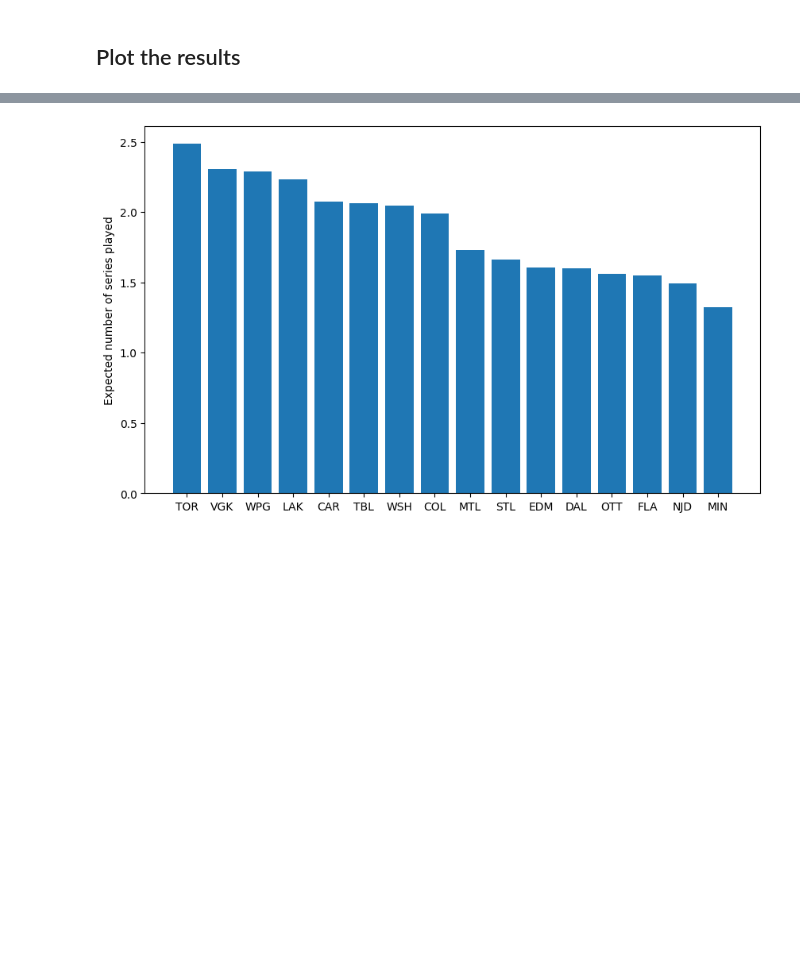
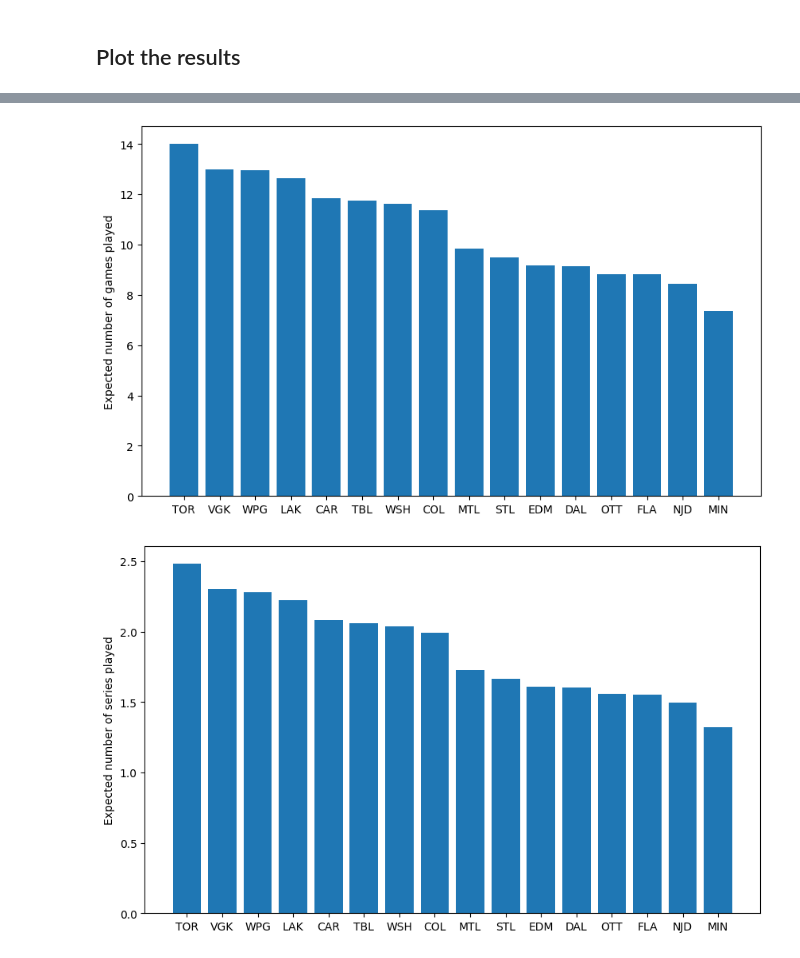
Before and after one commit to mattrflew/nhl-playoff-pool-optimizer, a Jupyter notebook: notebooks/05_Monte_Carlo_bracket_simulations.ipynb, the cells around one changed output, grey strips where cells are left out. Saved outputs shown, nothing was run; the diff lists cells and outputs as text; code cells hidden in the pictures; blank space fills up the shorter version.

Commit message:
Updating bracket simulations to output number of expected games played

```diff
--- a/notebooks/05_Monte_Carlo_bracket_simulations.ipynb
+++ b/notebooks/05_Monte_Carlo_bracket_simulations.ipynb
@@ -591,8 +594,10 @@ def simulate_playoffs(bracket, ratings, seeds, rng, K=10, h_adv=11):
     # Make a copy of the ratings
     ratings = ratings.copy()
 
-    # Initialize results, keeps track of the winner of each series
+    # Initialize results, keeps track of the winner of each series, number of games played
     results = {}
+    playoff_teams = get_playoff_teams_from_bracket(bracket)
+    games_played = {team: 0 for team in playoff_teams}
 
     # Simulate the rounds
     for playoff_round in bracket:
@@ -614,6 +619,10 @@ def simulate_playoffs(bracket, ratings, seeds, rng, K=10, h_adv=11):
             # Simulate series
             series_outcome, ratings = simulate_series(homeTeamAbbrev, awayTeamAbbrev, ratings, rng, K=K, h_adv=h_adv)
 
+            # Update games played
+            games_played[homeTeamAbbrev] += sum(series_outcome.values())
+            games_played[awayTeamAbbrev] += sum(series_outcome.values())
+
             # Determine winner of series
             series_winner_abbrev = max(series_outcome, key=series_outcome.get)
 
@@ -621,7 +630,7 @@ def simulate_playoffs(bracket, ratings, seeds, rng, K=10, h_adv=11):
             results[series["id"]] = series_winner_abbrev
 
 
-    return results
+    return results, games_played
 # %%
 def count_series_played_from_results(results, playoff_teams):
     # Initialize (all teams played at least one series)
@@ -635,7 +644,7 @@ def count_series_played_from_results(results, playoff_teams):
     return series_played
 # %%
 # Simulation parameters
-N = int(1e5)
+N = int(2e5)
 rounds = [1,2,3,4]
 K = 10
 h_adv = 11
@@ -644,7 +653,9 @@ h_adv = 11
 # Initialize aggregations
 cup_wins = {team: 0 for team in playoff_teams}
 series_played = {team: 0 for team in playoff_teams}
+games_played = {team: 0 for team in playoff_teams}
 series_hist = {team: {k: 0 for k in rounds} for team in playoff_teams}
+
 
 # Read in ratings and make copy
 ratings_path = PROCESSED_DIR / "20242025" / "regular" / "ratings.json"
@@ -657,7 +668,7 @@ for i in range(N):
         print(f"{i} of {N}")
 
     # Simulate one playoff run
-    result = simulate_playoffs(bracket, base_ratings, seeds, rng, K=K, h_adv=h_adv)
+    result, games_played_this_run = simulate_playoffs(bracket, base_ratings, seeds, rng, K=K, h_adv=h_adv)
 
     # Get rounds played
     series_played_this_playoff_run = count_series_played_from_results(result, playoff_teams)
@@ -666,12 +677,22 @@ for i in range(N):
     # Stanley Cup Winner
     cup_wins[result["SCF"]] += 1
 
+    # Total number of games played
+    for abbrev, num_games in games_played_this_run.items():
+        games_played[abbrev] += num_games
+
     # Total number of series played, and count for round reached
     for abbrev, round_number in series_played_this_playoff_run.items():
         series_played[abbrev] += round_number
         series_hist[abbrev][round_number] += 1
 
 # Compute
+# Expected games played by team
+expected_games_played = {
+    abbrev: games_played[abbrev] / N
+    for abbrev in games_played
+}
+
 
 # Expected series played by team
 expected_series_played = {
@@ -731,3 +752,20 @@ plt.show()
+# %%
+import matplotlib.pyplot as plt
+fig, ax = plt.subplots(figsize=(10,6))
+
+teams = list(expected_games_played.keys())
+values = list(expected_games_played.values())
+
+sorted_data = sorted(zip(values, teams), reverse=True)
+sorted_values, sorted_categories = zip(*sorted_data)
+
+ax.bar(sorted_categories, sorted_values,)
+
+ax.set_ylabel("Expected number of games played")
+
+plt.show()
+# %% [output]
+[figure, added]
 # %%
 import matplotlib.pyplot as plt
 fig, ax = plt.subplots(figsize=(10,6))
```
Also changed, not shown: parts of 4 cells of this notebook, 3 other files.
